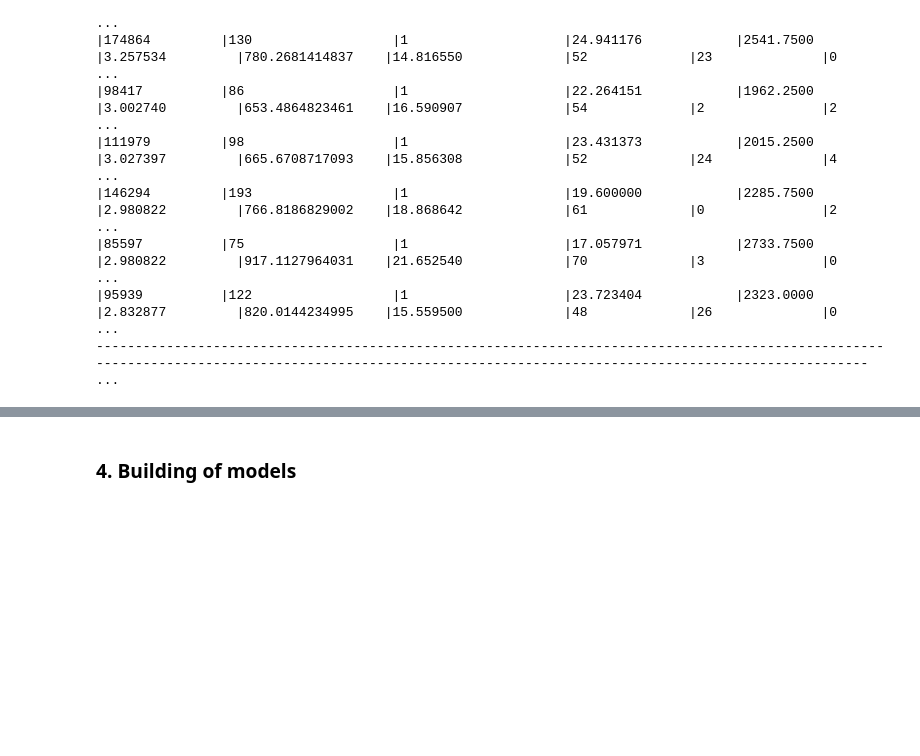
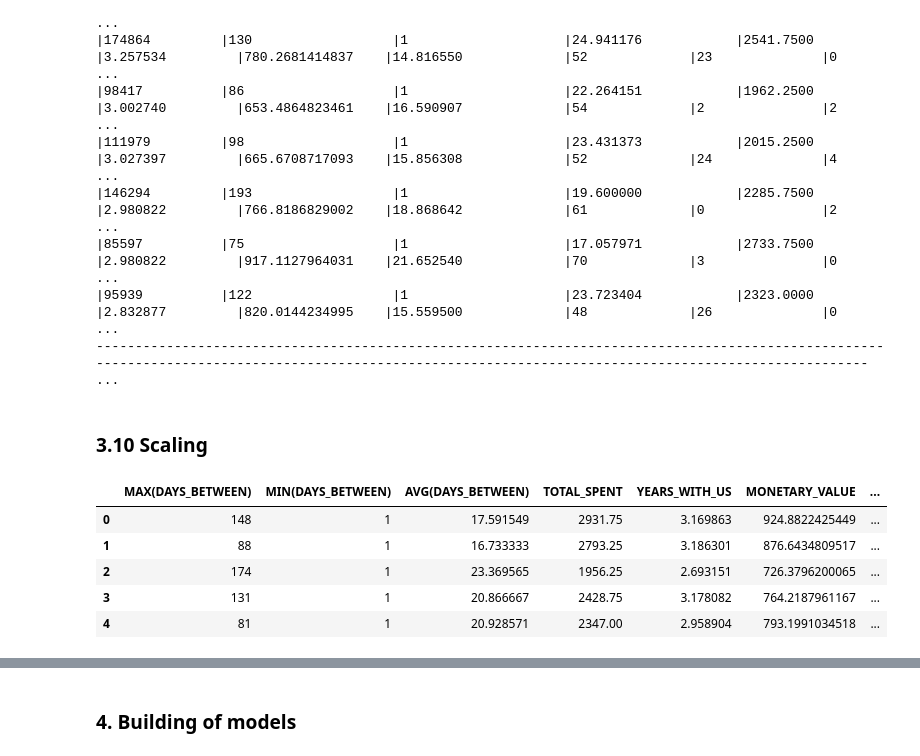
Before and after one commit to cshiwei330/ICP-ASG3-Insightify, a Jupyter notebook: Churn Model with Hold Out.ipynb, the cells around one changed output, grey strips where cells are left out. Cells and saved outputs as stored; diff of their text form; code cells hidden in the pictures; blank space fills up the shorter version.

Commit message:
do until scaling

```diff
--- a/Churn Model with Hold Out.ipynb
+++ b/Churn Model with Hold Out.ipynb
@@ -1087,3 +1087,21 @@ customer_final.show()
 |85597          |75                   |1                    |17.057971            |2733.7500      |2.980822         |917.1127964031    |21.652540             |70             |3               |0        ...
 |95939          |122                  |1                    |23.723404            |2323.0000      |2.832877         |820.0144234995    |15.559500             |48             |26              |0        ...
 -------------------------------------------------------------------------------------------------------------------------------------------------------------------------------------------------------- ...
+# %% [markdown]
+### 3.10 Scaling <a id="part3-10"></a>
+# %%
+customer_final = customer_final.to_pandas()
+
+# save dataframe of customer_id
+customer_id_df = customer_final["CUSTOMER_ID"]
+
+customer_final = customer_final.drop(["CUSTOMER_ID", 'CITY_FREQUENCY', 'GENDER', 'MARITAL_STATUS', 'CHILDREN_COUNT'],  axis = 1)
+
+customer_final.head()
+# %% [output]
+|  | MAX(DAYS_BETWEEN) | MIN(DAYS_BETWEEN) | AVG(DAYS_BETWEEN) | TOTAL_SPENT | YEARS_WITH_US | MONETARY_VALUE | ... |
+| 0 | 148 | 1 | 17.591549 | 2931.75 | 3.169863 | 924.8822425449 | ... |
+| 1 | 88 | 1 | 16.733333 | 2793.25 | 3.186301 | 876.6434809517 | ... |
+| 2 | 174 | 1 | 23.369565 | 1956.25 | 2.693151 | 726.3796200065 | ... |
+| 3 | 131 | 1 | 20.866667 | 2428.75 | 3.178082 | 764.2187961167 | ... |
+| 4 | 81 | 1 | 20.928571 | 2347.00 | 2.958904 | 793.1991034518 | ... |
```
Also changed, not shown: parts of 3 cells of this notebook.
